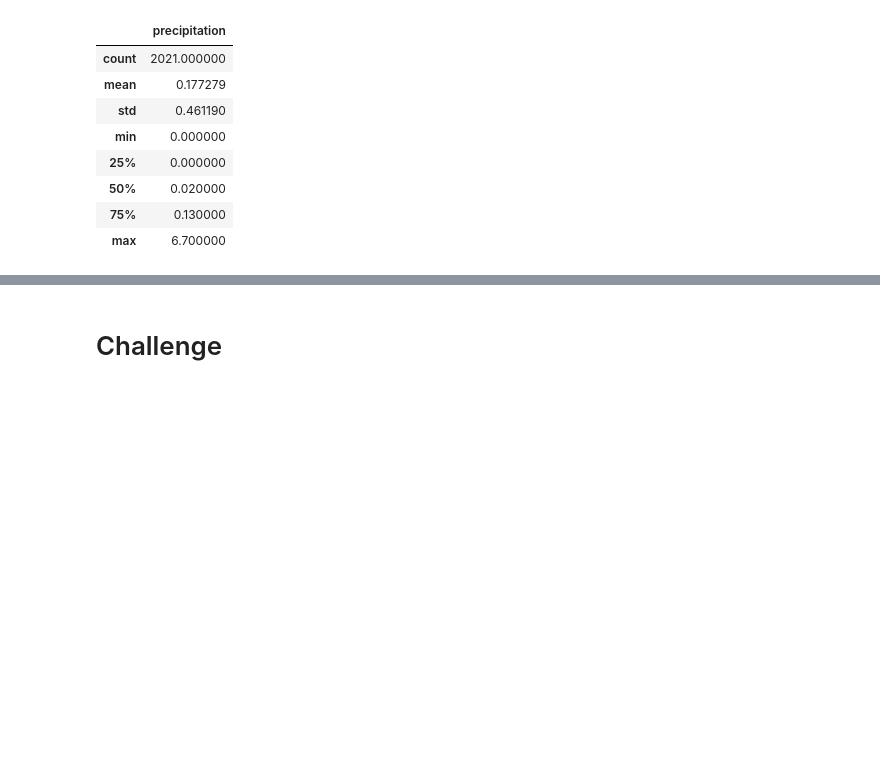
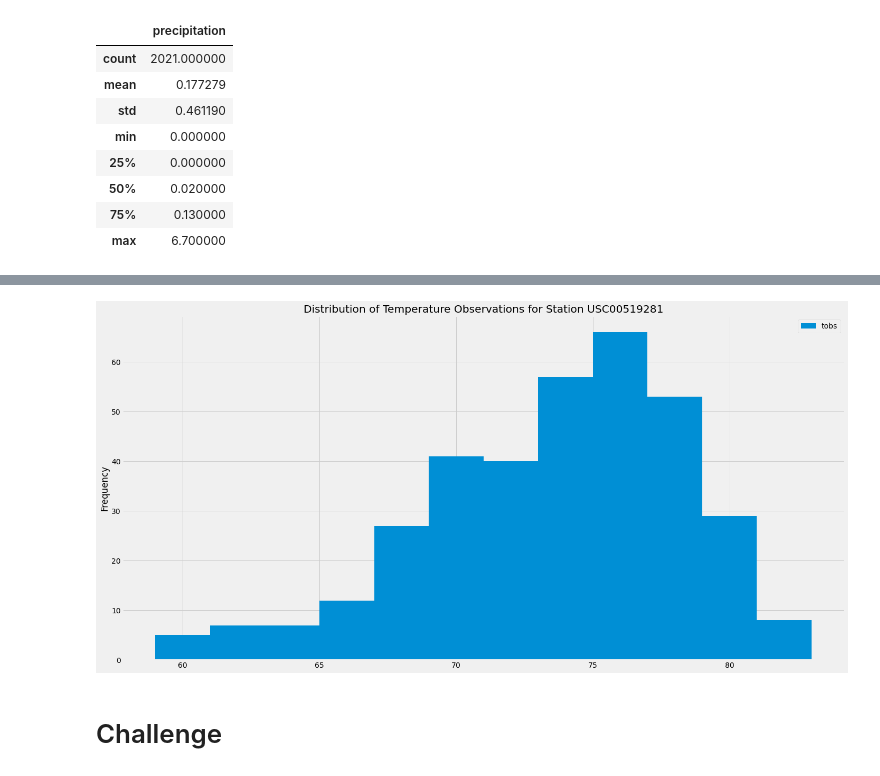
Before and after one commit to jenamis/hawaii-weather-analysis, a Jupyter notebook: climate_analysis.ipynb, the cells around one changed output, grey strips where cells are left out. Drawn from its saved outputs; the diff is of its cells as text; code cells hidden in the pictures; blank space fills up the shorter version.

```diff
--- a/climate_analysis.ipynb
+++ b/climate_analysis.ipynb
@@ -92,0 +147,6 @@ df.describe()
+# %%
+# Query last 12 months of temperature data for station with highest number of temperature observations
+results = session.query(Measurement.tobs).\
+        filter(Measurement.station == "USC00519281").\
+        filter(Measurement.date >= prev_year).all()
+print(results)
@@ -92,0 +155,4 @@ df.describe()
+# %%
+# Convert temperature results to DF
+df = pd.DataFrame(results, columns = ["tobs"])
+print(df.to_string(index = False))
@@ -93,3 +177,10 @@ df.describe()
+# %%
+# Plot temperature results as histogram
+df.plot.hist(bins = 12, title = "Distribution of Temperature Observations for Station USC00519281", figsize = (20, 10))
+plt.tight_layout()
+plt.show()
+# %% [output]
+[figure, added]
 # %%
 # Write a function called `calc_temps` that will accept start date and end date in the format '%Y-%m-%d'
 # and return the minimum, average, and maximum temperatures for that range of dates
```
Also changed, not shown: parts of 13 cells of this notebook.
